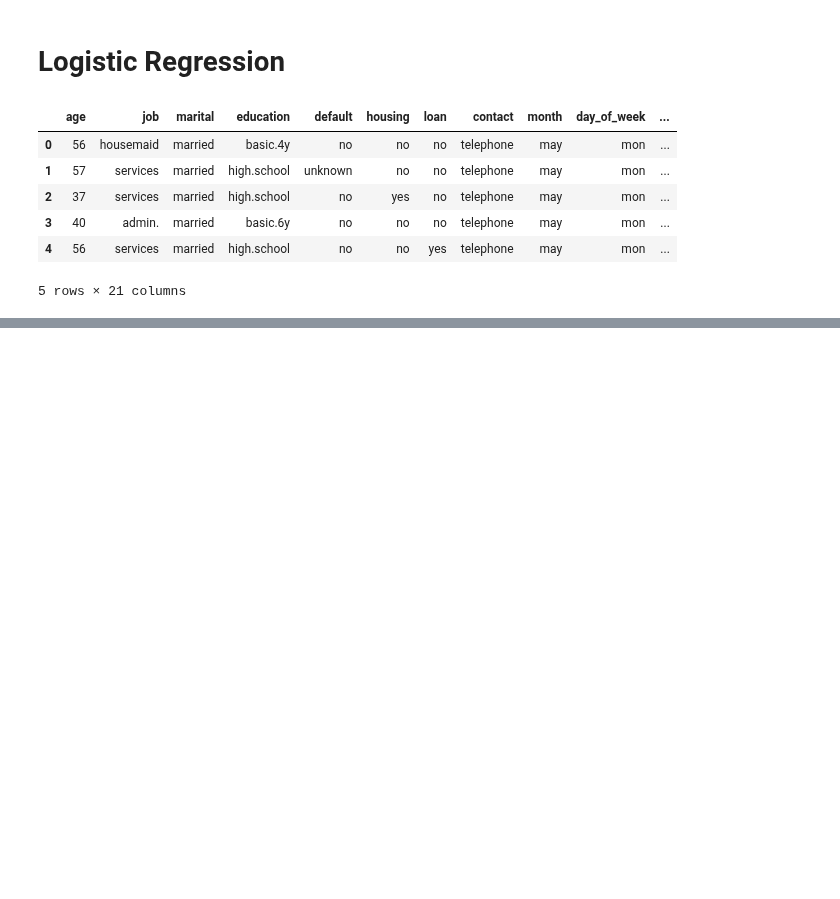
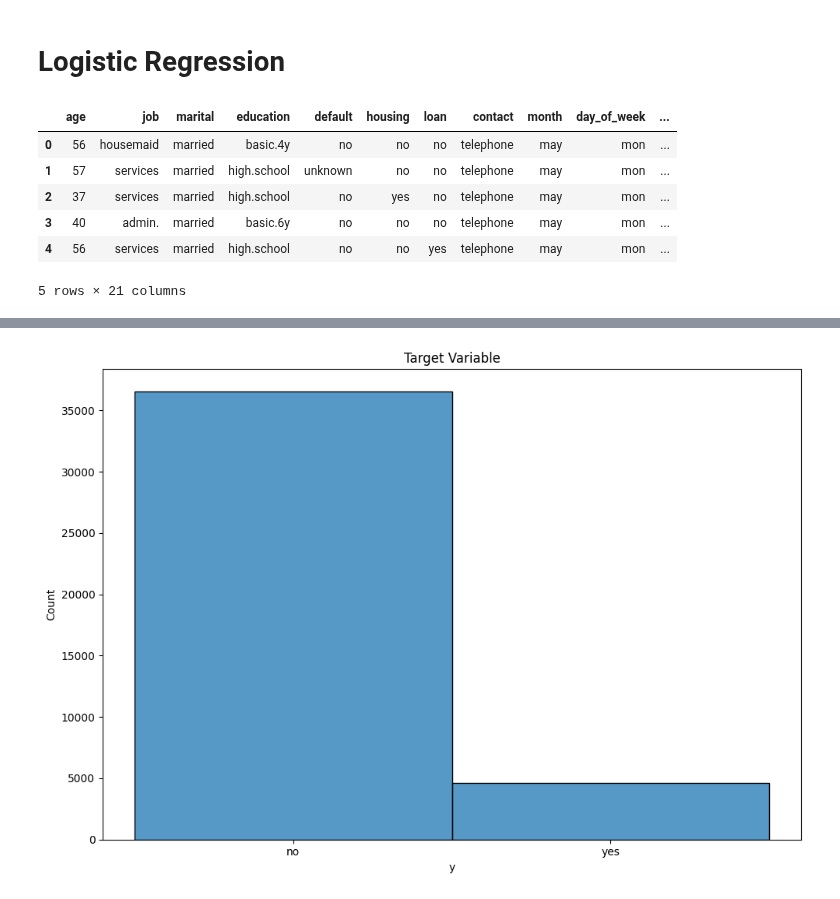
Before and after one commit to Diegomca98/4geeks-ml-template-prjs, a Jupyter notebook: src/explore.ipynb, the cells around one changed output, grey strips where cells are left out. Saved outputs shown, nothing was run; the diff lists cells and outputs as text; code cells hidden in the pictures; blank space fills up the shorter version.

Commit message:
<Add>Variable analysis

```diff
--- a/src/explore.ipynb
+++ b/src/explore.ipynb
@@ -26,0 +79,9 @@ df.head()
+# %%
+fig, axis = plt.subplots(figsize=(10,7))
+
+sns.histplot(data=df, x='y').set_title('Target Variable')
+
+plt.tight_layout()
+plt.show()
+# %% [output]
+[figure, added]
```
Also changed, not shown: parts of 25 cells of this notebook, 1 other file.
